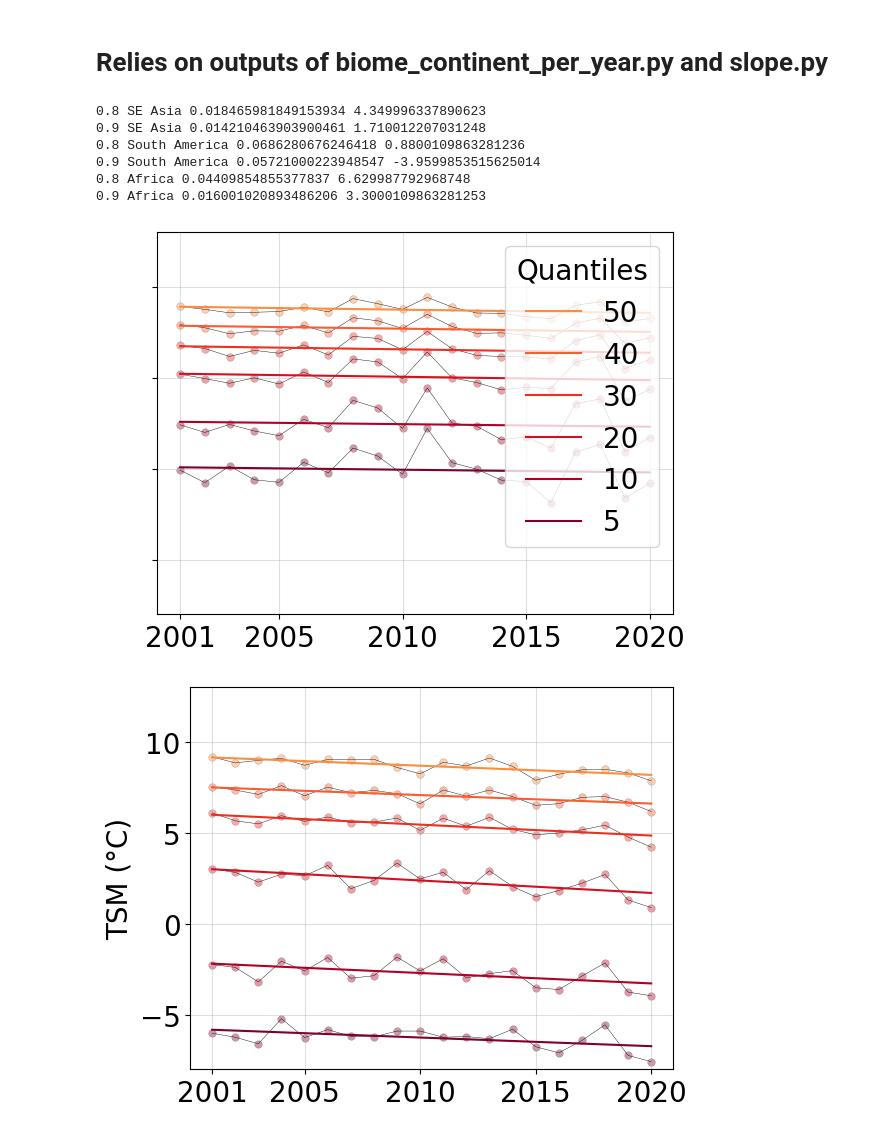
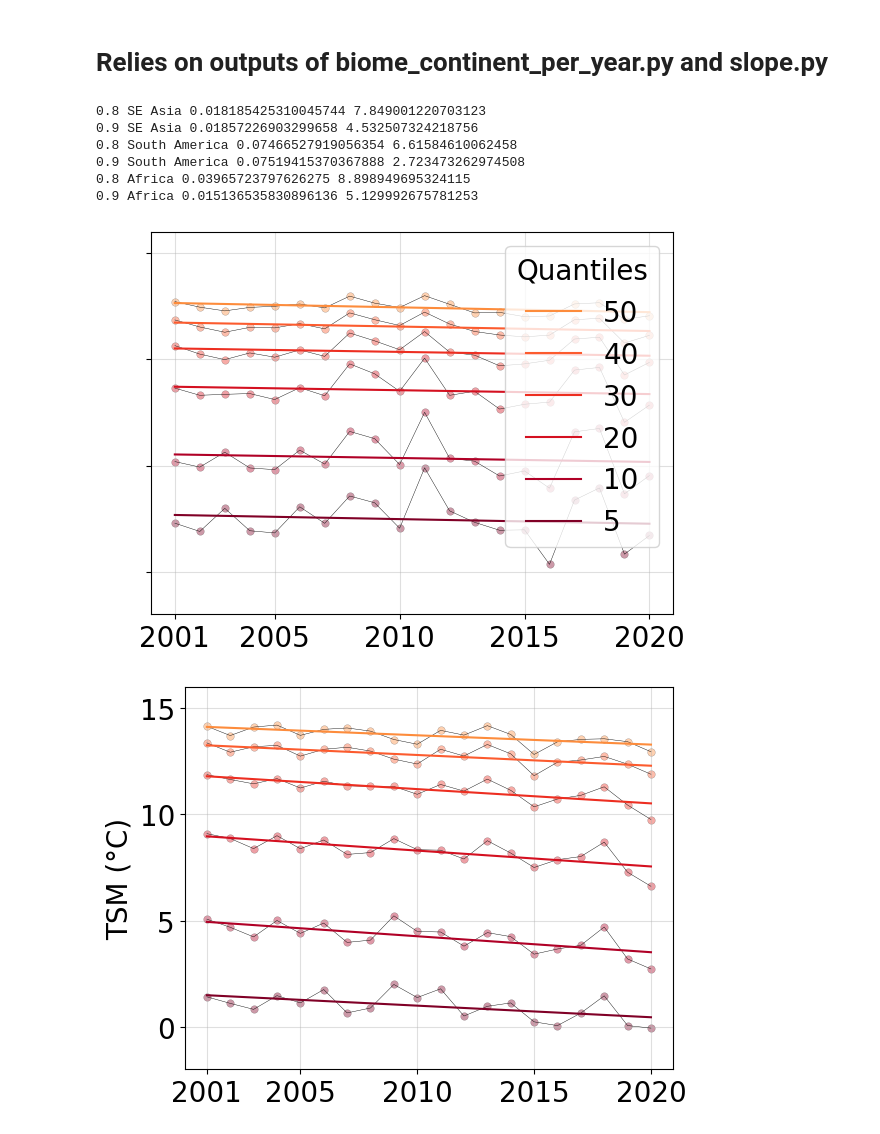
Before and after one commit to gaslen/Tcrit_tropical, a Jupyter notebook: figures_numbers/figure2.ipynb, the cells around one changed output. Drawn from its saved outputs; the diff is of its cells as text; code cells hidden in the pictures.

Commit message:
mean Tcrit and some other changes

```diff
--- a/figures_numbers/figure2.ipynb
+++ b/figures_numbers/figure2.ipynb
@@ -23,7 +23,7 @@ plt.rcParams.update({'font.size': 20})
 # Relies on outputs of biome_continent_per_year.py and slope.py
 # %%
 def f(sl, ext):
-    outfile = DATA_PATH + f'/outputs/continents/quantilesTSM_{"_".join(years)}_{ext}_Tcrit_{ssp}{version}.pkl'
+    outfile = DATA_PATH + f'/outputs/continents/quantilesTSM_{"_".join(years)}_{ext}_Tcrit_Tcritmean_{ssp}{version}.pkl'
     with open(outfile, 'rb') as file:
         d_hansen_temp = pickle.load(file)
     return d_hansen_temp
@@ -53,39 +53,39 @@ for key, sl in d_sl.items():
         min_median = min_median#[:-2]
 
         model_min_median = LinearRegression()
         X = np.arange(len(years)).reshape(-1, 1)
         model_min_median.fit(X, min_median)
         y = model_min_median.predict(X)
         if quantile == '0.9' or quantile == '0.8':
             # pass
             print(quantile, key, y[0]-y[1], min_median[-1])
         coef = np.round(model_min_median.coef_[0], 4)
         x = np.arange(len(min_median))
         ax.plot(x, min_median, color='black', linewidth=0.3)
         ax.plot(years, y, color=color, linestyle=linestyle)
         plt.scatter(x, min_median, color=color, edgecolor='black', linewidth=.25, s=30, alpha=0.4)
 
 
         ax.set_xticks([0, 4, 9, 14, 19], [2001, 2005, 2010, 2015, 2020])
         if quantile == 'median':
             quantile = '0.5'
         ax.plot([], c=color, label=str(int(100*np.round(1-float(quantile), 2))))
-        plt.ylim(-8,13)
+        plt.ylim(-2,16)
 
     plt.grid(alpha=0.4)
     if key != "South America":
         plt.gca().yaxis.set_tick_params(labelcolor='none')
     if key == "SE Asia":
 
         ax.legend(title="Quantiles", loc=1)
     plt.tight_layout()
     plt.savefig(f"../figures/Figure2/TSM_LR/{d_ext_latex[key]}.png", bbox_inches='tight')
 # %% [output]
-0.8 SE Asia 0.018465981849153934 4.349996337890623
-0.9 SE Asia 0.014210463903900461 1.710012207031248
-0.8 South America 0.0686280676246418 0.8800109863281236
-0.9 South America 0.05721000223948547 -3.9599853515625014
-0.8 Africa 0.04409854855377837 6.629987792968748
-0.9 Africa 0.016001020893486206 3.3000109863281253
+0.8 SE Asia 0.018185425310045744 7.849001220703123
+0.9 SE Asia 0.01857226903299658 4.532507324218756
+0.8 South America 0.07466527919056354 6.61584610062458
+0.9 South America 0.07519415370367888 2.723473262974508
+0.8 Africa 0.03965723797626275 8.898949695324115
+0.9 Africa 0.015136535830896136 5.129992675781253
-[figure, old version]
+[figure, new version]
-[figure, old version]
+[figure, new version]
```
Also changed, not shown: parts of 4 cells of this notebook, 13 other files.
